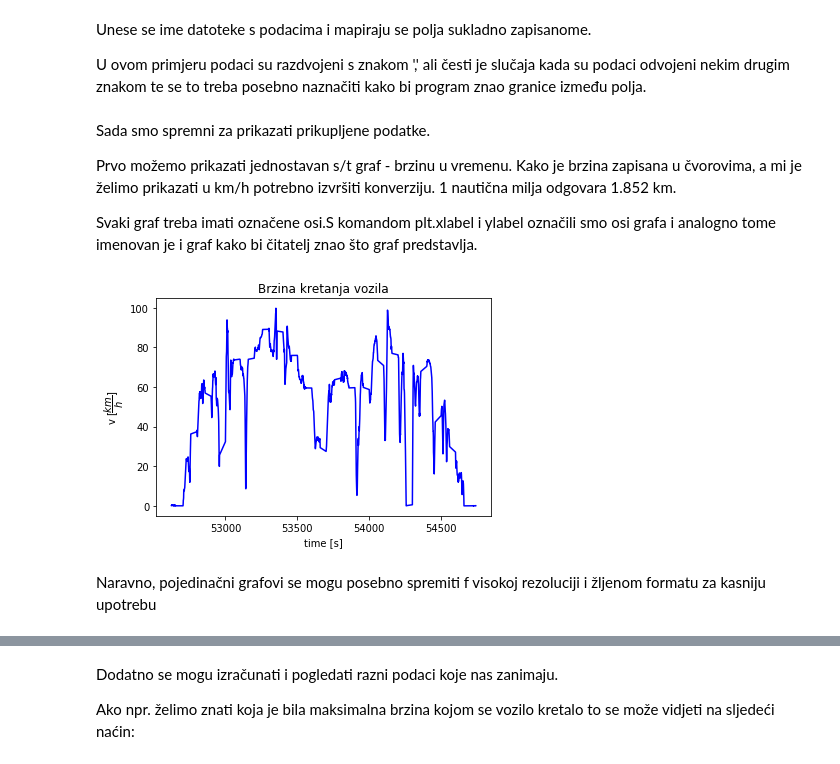
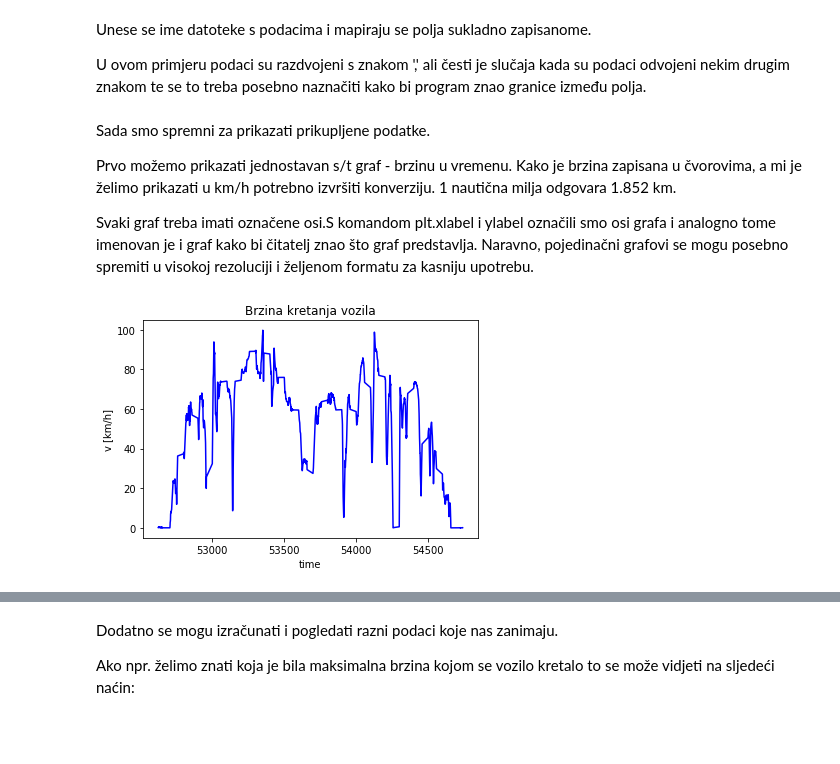
Before and after one commit to KristijanCetina/BachelorThesis, a Jupyter notebook: dataAnalysis/AnalizaKretanja1.ipynb, the cells around one changed output, grey strips where cells are left out. Cells and saved outputs as stored; diff of their text form; code cells hidden in the pictures; blank space fills up the shorter version.

```diff
--- a/dataAnalysis/AnalizaKretanja1.ipynb
+++ b/dataAnalysis/AnalizaKretanja1.ipynb
@@ -16,7 +18,7 @@ U ovom primjeru podaci su razdvojeni s znakom ',' ali česti je slučaja kada su
 # %%
 filename='GPSLOG10.CSV'
 #plt.style.use('ggplot')
-data=genfromtxt(filename, delimiter=',', names=['Sentence','Time','Validity','Latitue','NS','Longitude','EW','Speed',
+data=pd.read_csv(filename, header=None, delimiter=',', names=['Sentence','Time','Validity','Latitue','NS','Longitude','EW','Speed',
                                                'Direction','Date','NA1','NA2','Checksum','Temperature'])
 # %% [markdown]
 Sada smo spremni za prikazati prikupljene podatke.
@@ -24,16 +26,15 @@ Sada smo spremni za prikazati prikupljene podatke.
 Prvo možemo prikazati jednostavan s/t graf - brzinu u vremenu. Kako je brzina zapisana u čvorovima, a mi je želimo prikazati u km/h potrebno izvršiti konverziju. 1 nautična milja odgovara 1.852 km.
 
 Svaki graf treba imati označene osi.S komandom plt.xlabel i ylabel označili smo osi grafa i analogno tome imenovan je i graf kako bi čitatelj znao što graf predstavlja.
+Naravno, pojedinačni grafovi se mogu posebno spremiti u visokoj rezoluciji i željenom formatu za kasniju upotrebu.
 # %%
 #otvori graf u novom prozoru
 #%matplotlib
 plt.plot(data['Time'],data['Speed']*1.852, 'b-')
 
-plt.xlabel ('time [s]')
-plt.ylabel ('v [$\dfrac{km}{h}$]')
+plt.xlabel ('time')
+plt.ylabel ('v [km/h]')
 plt.title('Brzina kretanja vozila')
 plt.savefig('GrafKretanjaBrzineVozila.png',format='png', bbox_inches='tight', dpi=600)
 # %% [output]
-[figure, old version]
+[figure, new version]
-# %% [markdown]
-Naravno, pojedinačni grafovi se mogu posebno spremiti f visokoj rezoluciji i žljenom formatu za kasniju upotrebu
```
Also changed, not shown: parts of 3 cells of this notebook, 1 other file.
